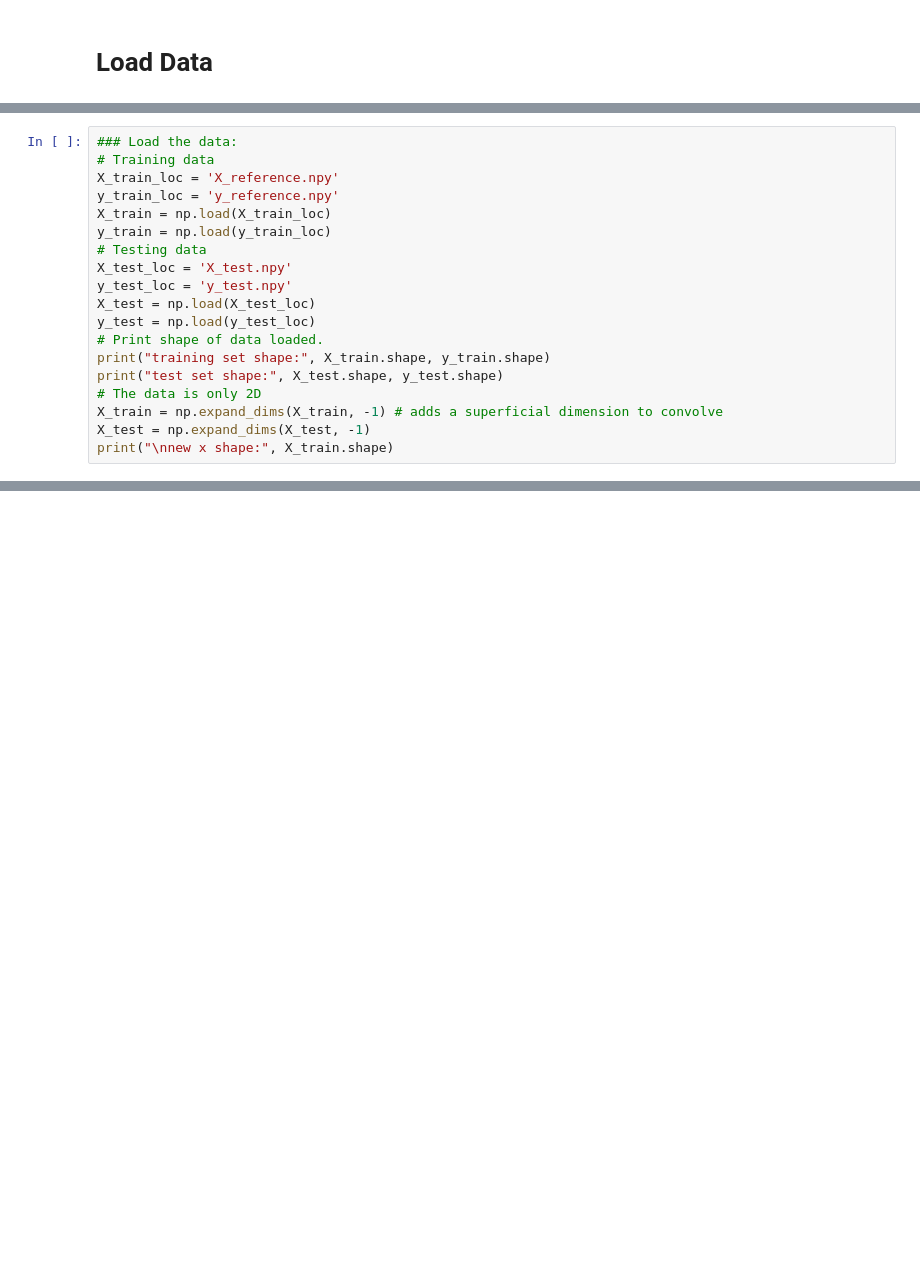
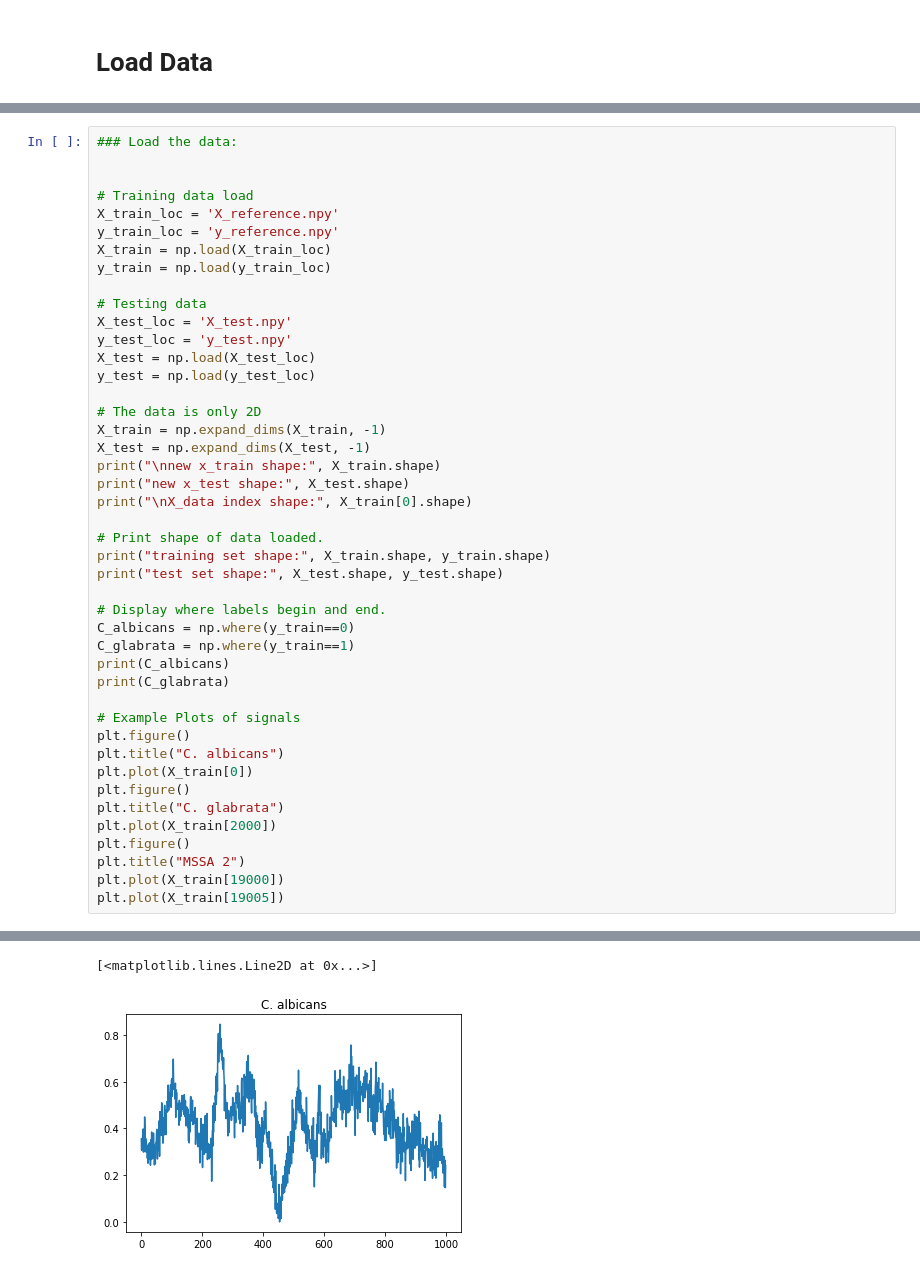
Before and after one commit to FLC-ML/practicespace, a Jupyter notebook: Time_Series_classification.ipynb, the cells around one changed output, grey strips where cells are left out. Drawn from its saved outputs; the diff is of its cells as text; blank space fills up the shorter version.

```diff
--- a/Time_Series_classification.ipynb
+++ b/Time_Series_classification.ipynb
@@ -56,20 +53,45 @@ X_reference.npy.2  y_reference.npy  y_test.npy.1
 # %%
 ### Load the data:
-# Training data
+
+
+# Training data load
 X_train_loc = 'X_reference.npy'
 y_train_loc = 'y_reference.npy'
 X_train = np.load(X_train_loc)
 y_train = np.load(y_train_loc)
+
 # Testing data
 X_test_loc = 'X_test.npy'
 y_test_loc = 'y_test.npy'
 X_test = np.load(X_test_loc)
 y_test = np.load(y_test_loc)
+
+# The data is only 2D
+X_train = np.expand_dims(X_train, -1)
+X_test = np.expand_dims(X_test, -1)
+print("\nnew x_train shape:", X_train.shape)
+print("new x_test shape:", X_test.shape)
+print("\nX_data index shape:", X_train[0].shape)
+
 # Print shape of data loaded.
 print("training set shape:", X_train.shape, y_train.shape)
 print("test set shape:", X_test.shape, y_test.shape)
-# The data is only 2D
-X_train = np.expand_dims(X_train, -1) # adds a superficial dimension to convolve
-X_test = np.expand_dims(X_test, -1)
-print("\nnew x shape:", X_train.shape)
+
+# Display where labels begin and end.
+C_albicans = np.where(y_train==0)
+C_glabrata = np.where(y_train==1)
+print(C_albicans)
+print(C_glabrata)
+
+# Example Plots of signals
+plt.figure()
+plt.title("C. albicans")
+plt.plot(X_train[0])
+plt.figure()
+plt.title("C. glabrata")
+plt.plot(X_train[2000])
+plt.figure()
+plt.title("MSSA 2")
+plt.plot(X_train[19000])
+plt.plot(X_train[19005])
 # %% [output]
@@ -79,0 +106,2 @@ new x shape: (60000, 1000, 1)
+[<matplotlib.lines.Line2D at 0x...>]
+[figure, added]
```
Also changed, not shown: parts of 12 cells of this notebook.
